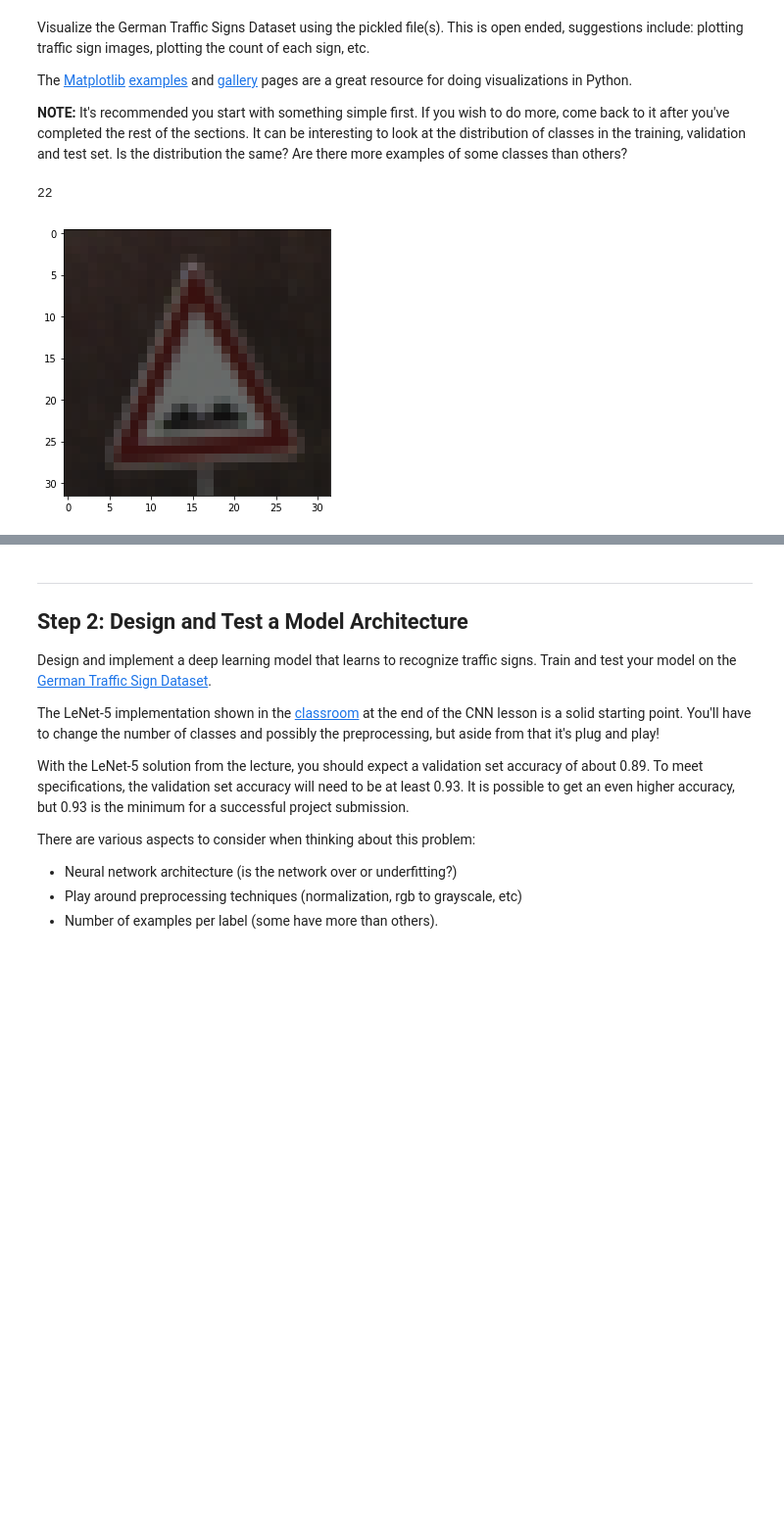
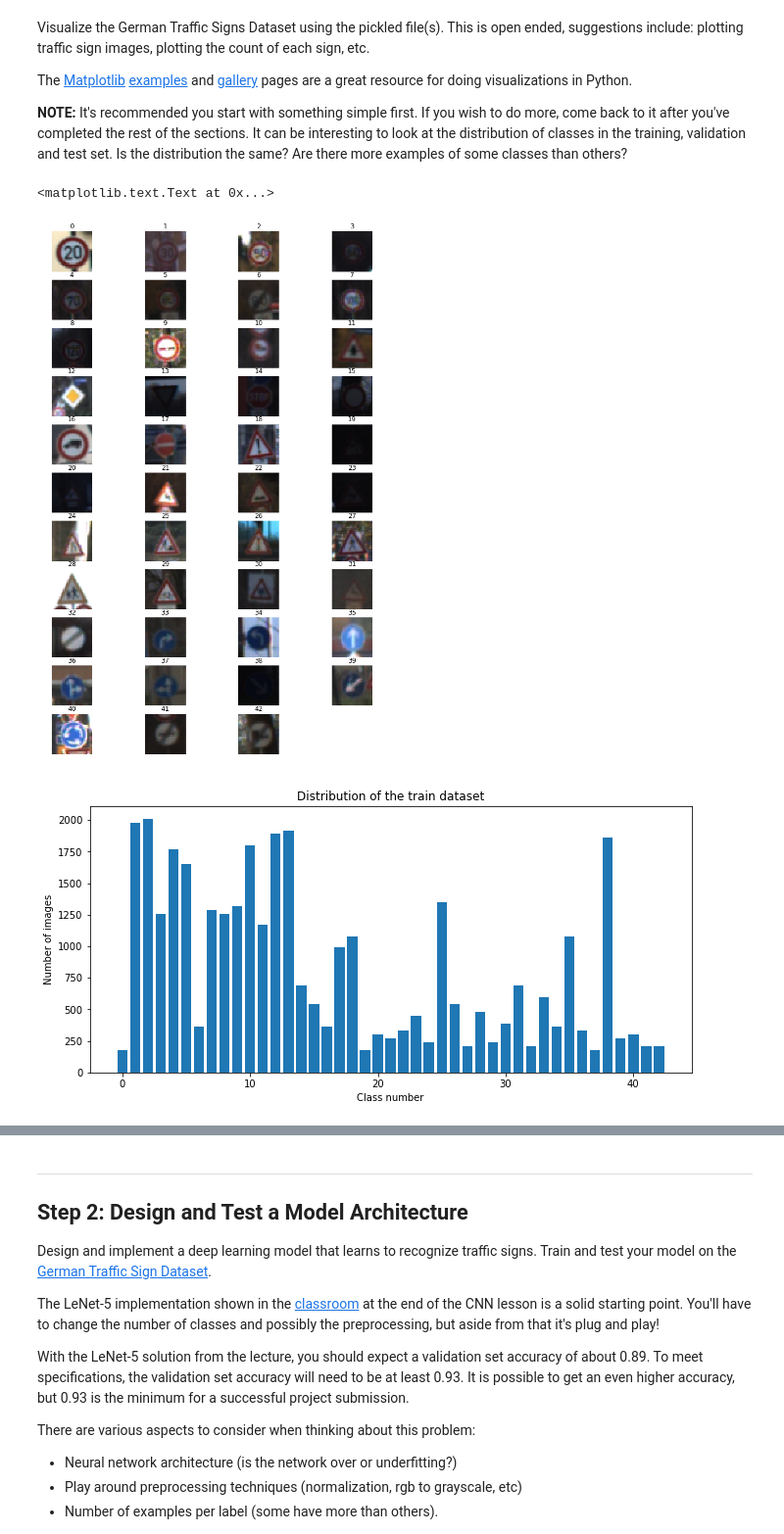
Before and after one commit to OwenHua666/CarND-Traffic-Sign-Classifier-Project, a Jupyter notebook: Traffic_Sign_Classifier.ipynb, the cells around one changed output, grey strips where cells are left out. Shown at 98% size. Drawn from its saved outputs; the diff is of its cells as text; code cells hidden in the pictures; blank space fills up the shorter version.

Commit message:
Plot improvement. Image processing module added

```diff
--- a/Traffic_Sign_Classifier.ipynb
+++ b/Traffic_Sign_Classifier.ipynb
@@ -90,18 +90,53 @@ Visualize the German Traffic Signs Dataset using the pickled file(s). This is op
 The [Matplotlib](http://matplotlib.org/) [examples](http://matplotlib.org/examples/index.html) and [gallery](http://matplotlib.org/gallery.html) pages are a great resource for doing visualizations in Python.
 
 **NOTE:** It's recommended you start with something simple first. If you wish to do more, come back to it after you've completed the rest of the sections. It can be interesting to look at the distribution of classes in the training, validation and test set. Is the distribution the same? Are there more examples of some classes than others?
-# %%
-### Data exploration visualization code goes here.
-### Feel free to use as many code cells as needed.
-import matplotlib.pyplot as plt
-import random
-# Visualizations will be shown in the notebook.
-%matplotlib inline
-index = random.randint(0, len(X_train))
-image = X_train[index].squeeze()
-plt.figure(figsize=(5,5))
-plt.imshow(image)
-print(y_train[index])
-# %% [output]
-22
-[figure, removed]
+# %%
+### Data exploration visualization code goes here.
+### Feel free to use as many code cells as needed.
+import matplotlib.pyplot as plt
+import random
+# Visualizations will be shown in the notebook.
+%matplotlib inline
+
+# Image distribution in training data set
+
+num_of_class_train = []
+num_of_class_valid = []
+num_of_class_test = []
+plt.figure(figsize = (12, 18))
+for i in range(0, n_classes):
+    plt.subplot(11, 4, i+1)
+    x_train_selected = X_train[y_train == i]
+    x_valid_selected = X_valid[y_valid == i]
+    x_test_selected = X_test[y_test ==i]
+    plt.imshow(x_train_selected[1, :, :, :]) #draw the first image of each class
+    plt.title(i)
+    plt.axis('off')
+    num_of_class_train.append(len(x_train_selected))
+    num_of_class_valid.append(len(x_valid_selected))
+    num_of_class_test.append(len(x_test_selected))
+
+# Plot number of images per class in training dataset
+plt.figure(figsize=(11, 5))
+plt.bar(range(0, n_classes), num_of_class_train)
+plt.title('Distribution of the train dataset')
+plt.xlabel("Class number")
+plt.ylabel("Number of images")
+
+# Plot number of images per class in valid dataset
+plt.figure(figsize=(11, 5))
+plt.bar(range(0, n_classes), num_of_class_valid)
+plt.title('Distribution of the valid dataset')
+plt.xlabel("Class number")
+plt.ylabel("Number of images")
+
+# Plot number of images per class in training dataset
+plt.figure(figsize=(11, 5))
+plt.bar(range(0, n_classes), num_of_class_test)
+plt.title('Distribution of the test dataset')
+plt.xlabel("Class number")
+plt.ylabel("Number of images")
+# %% [output]
+<matplotlib.text.Text at 0x...>
+[figure, added]
+[figure, added]
```
Also changed, not shown: parts of 16 cells of this notebook, 8 other files.
